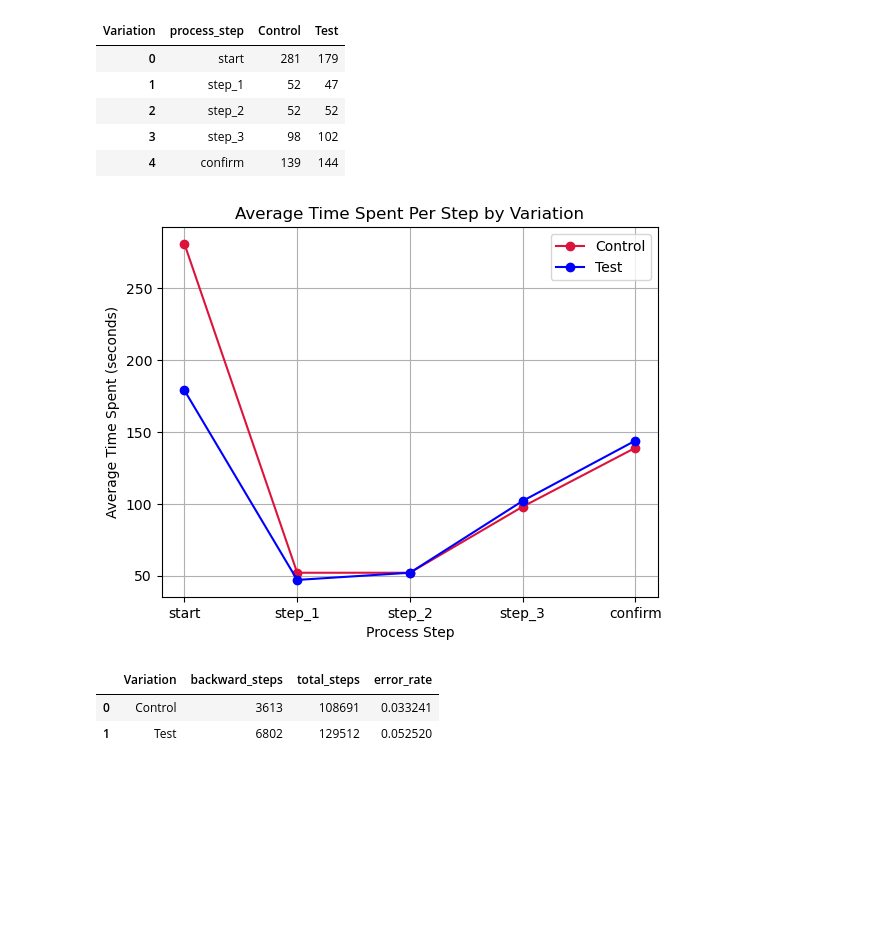
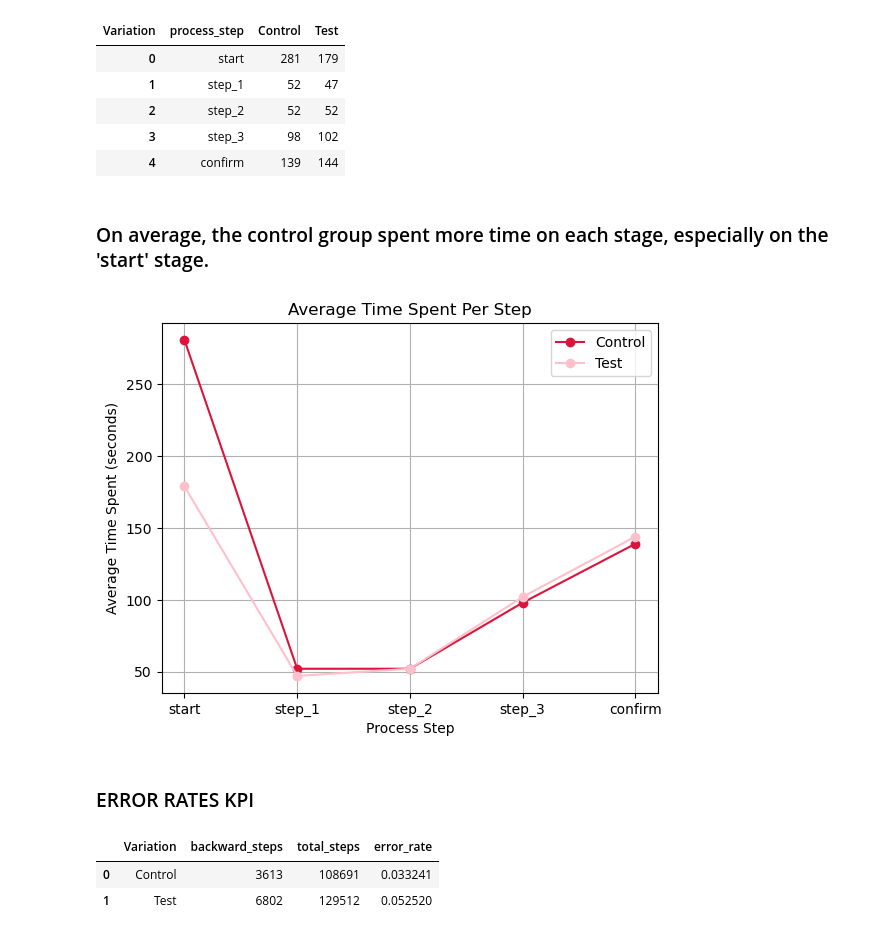
Before and after one commit to tsuijonathan/vanguard-ab-test, a Jupyter notebook: notebooks/KPI.ipynb, the cells around one changed output. Saved outputs shown, nothing was run; the diff lists cells and outputs as text; code cells hidden in the pictures; blank space fills up the shorter version.

```diff
--- a/notebooks/KPI.ipynb
+++ b/notebooks/KPI.ipynb
@@ -111,29 +133,29 @@ average_time_by_group_df = average_time_by_group.reset_index()
 | 2 | step_2 | 52 | 52 |
 | 3 | step_3 | 98 | 102 |
 | 4 | confirm | 139 | 144 |
-# %%
-data = {
-    'process_step': ['start', 'step_1', 'step_2', 'step_3', 'confirm'],
-    'Control': [281, 52, 52, 98, 139],
-    'Test': [179, 47, 52, 102, 144]
-}
-
-# Create a DataFrame
-average_time_by_group_df = pd.DataFrame(data)
-
-# Plot the line graph
-plt.plot(average_time_by_group_df['process_step'], average_time_by_group_df['Control'], marker='o', color='crimson', label='Control')
-plt.plot(average_time_by_group_df['process_step'], average_time_by_group_df['Test'], marker='o', color='blue',label='Test')
-
-# Add labels and title
-plt.xlabel('Process Step')
-plt.ylabel('Average Time Spent (seconds)')
-plt.title('Average Time Spent Per Step by Variation')
-plt.legend()
-plt.grid(visible=True)
-plt.show()
-# %% [output]
-[figure, removed]
+# %% [markdown]
+### On average, the control group spent more time on each stage, especially on the 'start' stage.
+# %%
+# Plot using the index and columns directly
+plt.plot(average_time_by_group.index, average_time_by_group['Control'], marker='o', label='Control', color = 'crimson')
+plt.plot(average_time_by_group.index, average_time_by_group['Test'], marker='o', label='Test', color = 'pink')
+
+# Add labels, title, and grid
+plt.xlabel('Process Step')
+plt.ylabel('Average Time Spent (seconds)')
+plt.title('Average Time Spent Per Step')
+plt.legend()
+plt.grid(visible=True)
+
+# Save the plot as an image
+plt.savefig("../figures/avg_time_spent.jpeg", format="jpeg", dpi=300)
+
+# Show the plot
+plt.show()
+# %% [output]
+[figure, added]
+# %% [markdown]
+### ERROR RATES KPI
 # %%
 # Sort data by visit_id and date_time to ensure chronological order
 kpi_df = kpi_df.sort_values(by=['visit_id', 'date_time'])
```
Also changed, not shown: parts of 10 cells of this notebook.
